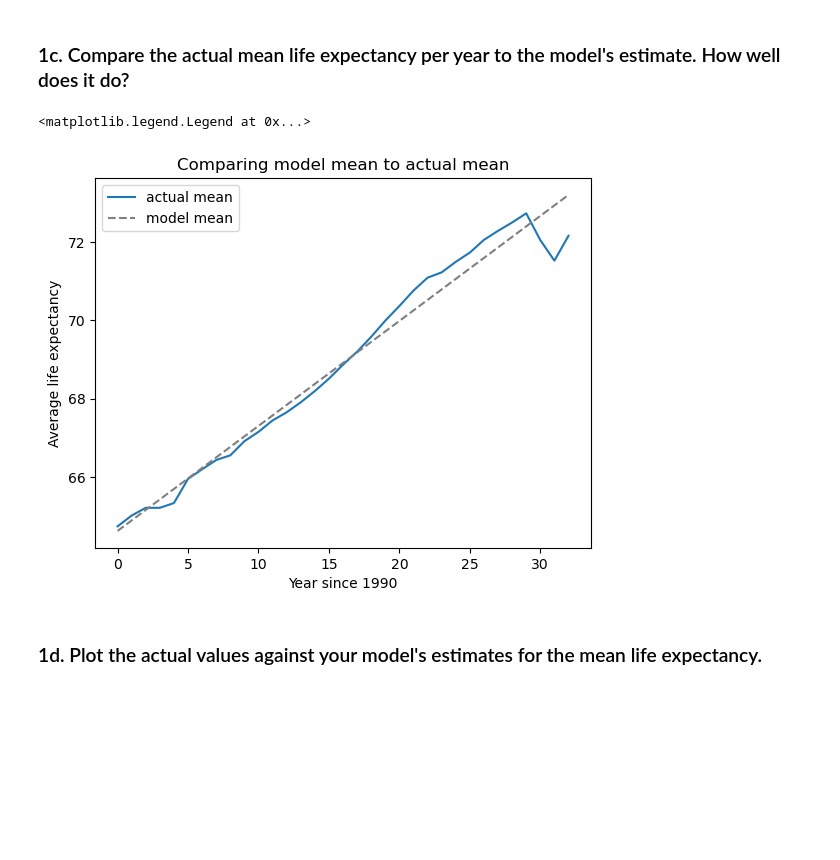
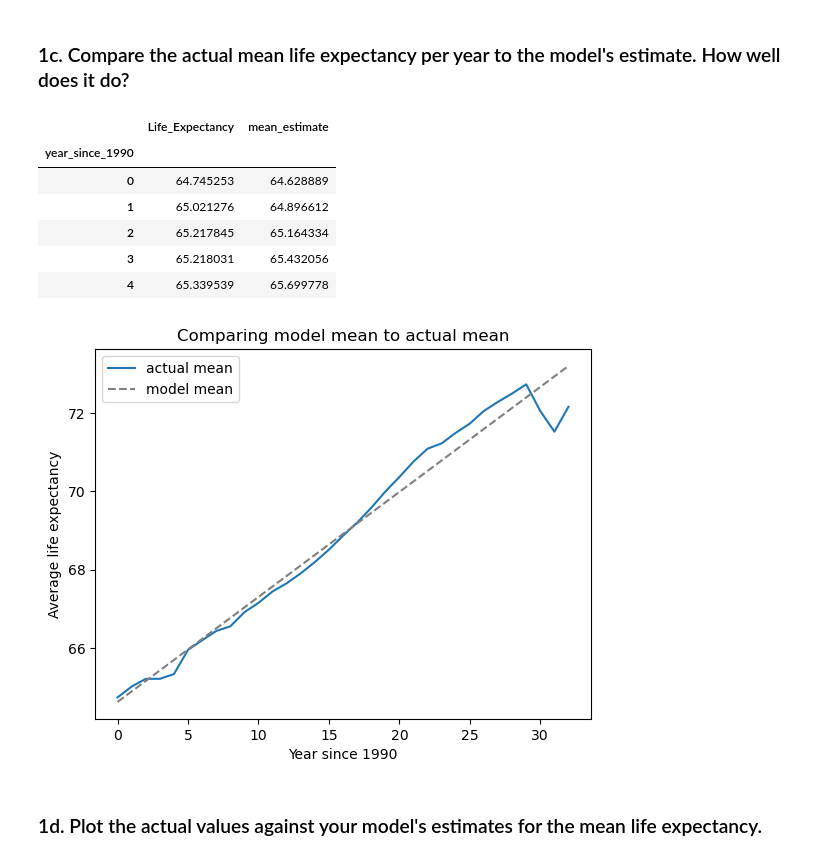
Before and after one commit to nss-data-science-cohort-9/un-linear-regression-sarahmulloy, a Jupyter notebook: notebooks/UN_linregress_practice.ipynb, the cells around one changed output. Cells and saved outputs as stored; diff of their text form; code cells hidden in the pictures; blank space fills up the shorter version.

```diff
--- a/notebooks/UN_linregress_practice.ipynb
+++ b/notebooks/UN_linregress_practice.ipynb
@@ -75,33 +87,41 @@ Notes:
 **response** The p-value for 'years_since_1990' is 0.000. This means that if the null hypothesis were true, the following distribution is highly unlikely and therefore we can reject the null hypothesis that year has no effect on life expectancy. Therefore, the results of the linear regression IS statistically significant, and it can be concluded that year does have an association with increased life expectancy.
 # %% [markdown]
 ### 1c. Compare the actual mean life expectancy per year to the model's estimate. How well does it do?
-# %%
-### Use the linear regression fit model to predict the means from the dataset
-
-#create a dtaframe with the sample variables to plug into the predicted measurements
-#We want to know whether the year (x) would predict the life expectancy, so we need to make a predict model based on the years 0-30
-#That can also just be the listed series of the years
-le_yr_predict= pd.DataFrame()
-le_yr_predict['year_since_1990']= gdp_le['year_since_1990'].unique() #make a unique column or else it will put in the number of rows for every country
-
-#Now make the mean estimate based on the prdediciton from the previous model
-le_yr_predict['mean_estimate']= le_yr_model2.predict(le_yr_predict)
-
-#Create a new dataframe of the actual mean per year compared to the predicted model mean
-gdp_le= gdp_le.merge(le_yr_predict, left_on='year_since_1990', right_on='year_since_1990', how='left')
-compare_mean= gdp_le.groupby('year_since_1990')[['Life_Expectancy', 'mean_estimate']].mean()
-
-#Visualize the difference with a plot
-fig, ax= plt.subplots()
-ax.plot(compare_mean['Life_Expectancy'], label='actual mean');
-ax.plot(compare_mean['mean_estimate'], label='model mean', linestyle='--', color='0.5');
-ax.set_title('Comparing model mean to actual mean')
-ax.set_ylabel('Average life expectancy')
-ax.set_xlabel('Year since 1990')
-ax.legend()
-# %% [output]
-<matplotlib.legend.Legend at 0x...>
-[figure, removed]
+# %%
+### Use the linear regression fit model to predict the means from the dataset
+
+#create a dtaframe with the sample variables to plug into the predicted measurements
+#We want to know whether the year (x) would predict the life expectancy, so we need to make a predict model based on the years 0-30
+#That can also just be the listed series of the years
+le_yr_predict= pd.DataFrame()
+le_yr_predict['year_since_1990']= gdp_le['year_since_1990'].unique() #make a unique column or else it will put in the number of rows for every country
+
+#Now make the mean estimate based on the prdediciton from the previous model
+le_yr_predict['mean_estimate']= le_yr_model2.predict(le_yr_predict)
+
+#Create a new dataframe of the actual mean per year compared to the predicted model mean
+gdp_le= gdp_le.merge(le_yr_predict, left_on='year_since_1990', right_on='year_since_1990', how='left')
+compare_mean= gdp_le.groupby('year_since_1990')[['Life_Expectancy', 'mean_estimate']].mean()
+compare_mean.head()
+# %% [output]
+|  | Life_Expectancy | mean_estimate |
+| year_since_1990 |  |  |
+| 0 | 64.745253 | 64.628889 |
+| 1 | 65.021276 | 64.896612 |
+| 2 | 65.217845 | 65.164334 |
+| 3 | 65.218031 | 65.432056 |
+| 4 | 65.339539 | 65.699778 |
+# %%
+#Visualize the difference with a plot
+fig, ax= plt.subplots()
+ax.plot(compare_mean['Life_Expectancy'], label='actual mean');
+ax.plot(compare_mean['mean_estimate'], label='model mean', linestyle='--', color='0.5');
+ax.set_title('Comparing model mean to actual mean')
+ax.set_ylabel('Average life expectancy')
+ax.set_xlabel('Year since 1990')
+ax.legend();
+# %% [output]
+[figure, added]
 # %% [markdown]
 ### 1d. Plot the actual values against your model's estimates for the mean life expectancy.
 # %%
```
Also changed, not shown: parts of 23 cells of this notebook.
